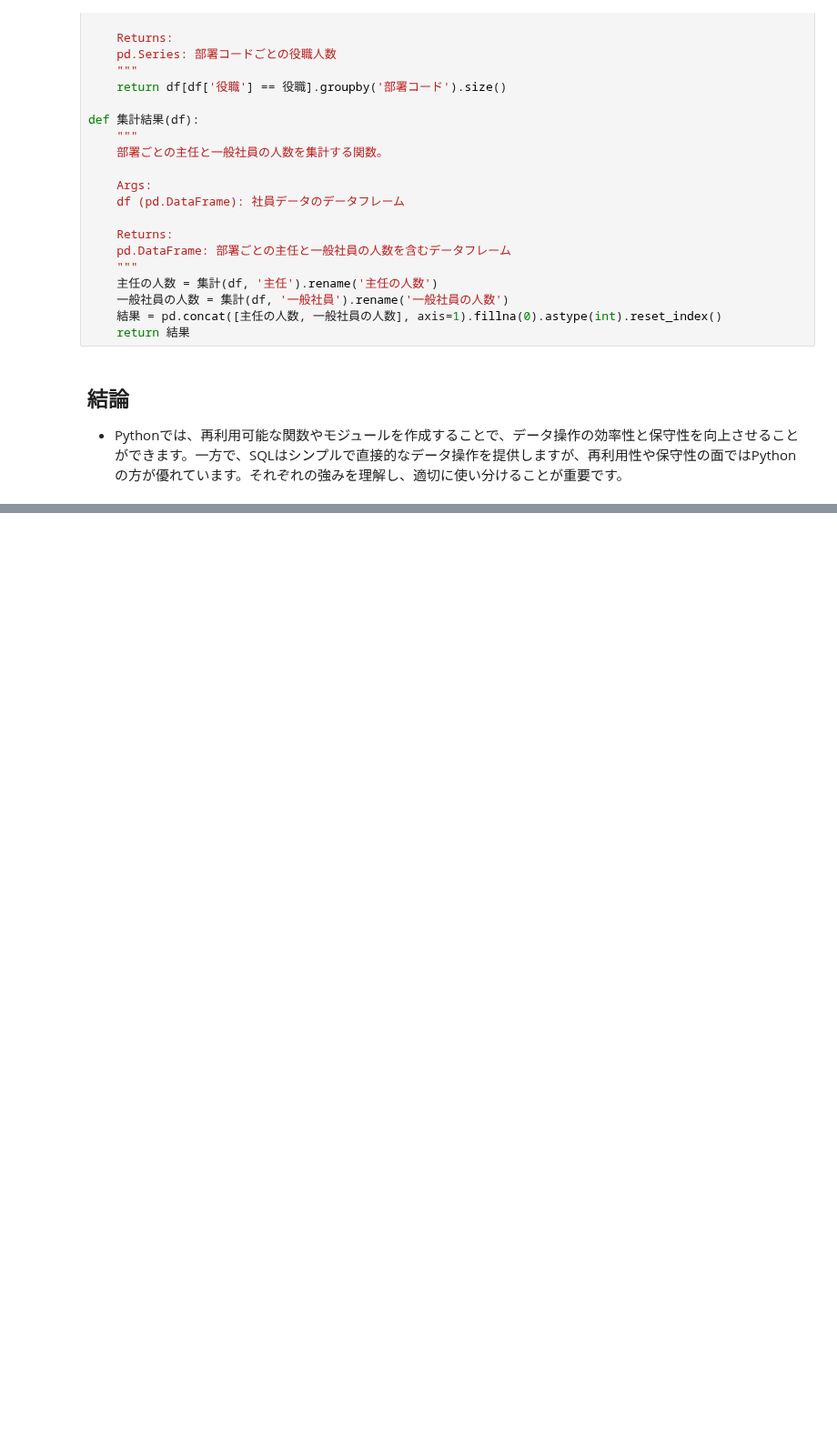
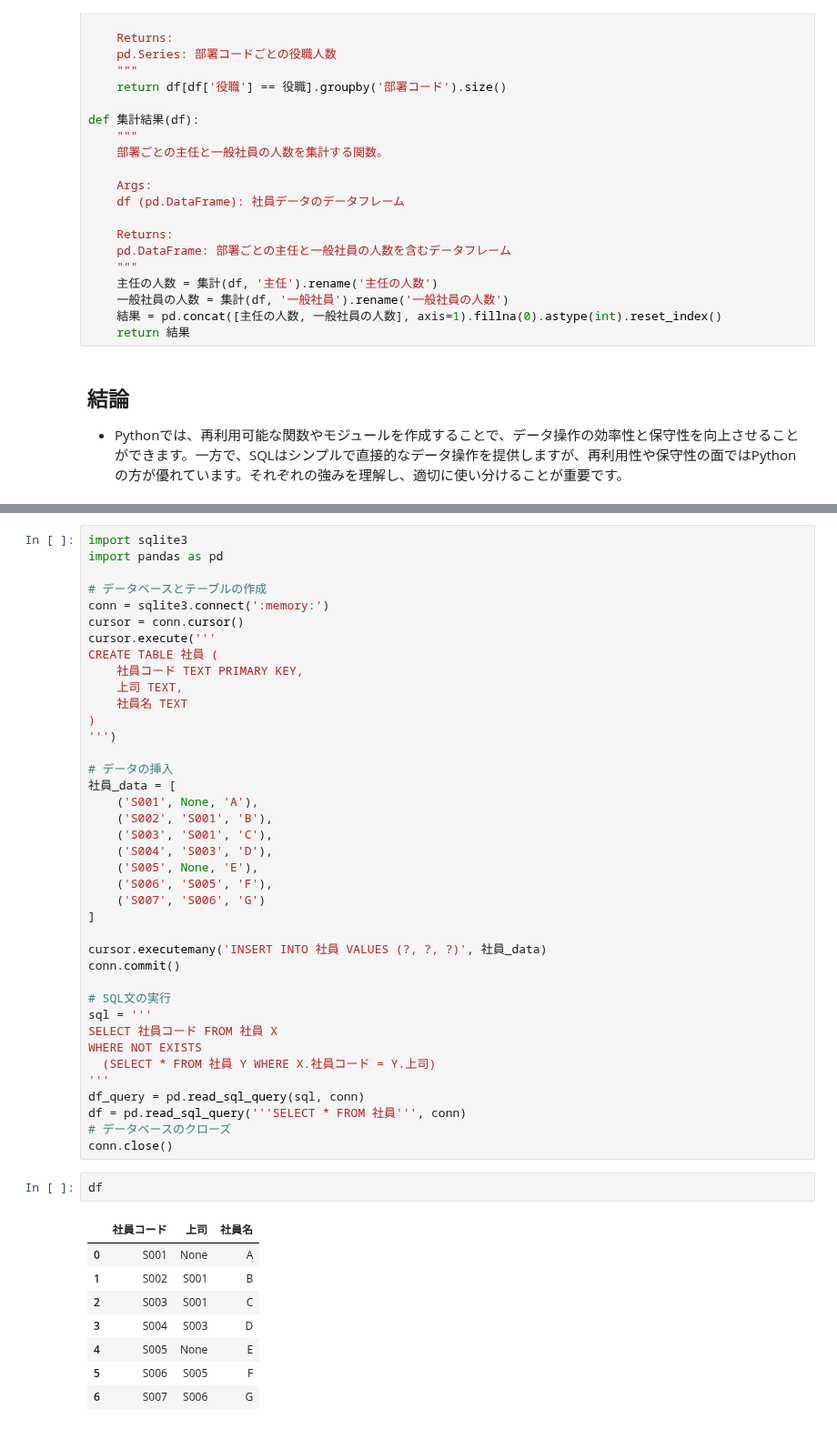
Before and after one commit to phonon-py/DatabaseSpecialistStudy, a Jupyter notebook: main.ipynb, the cells around one changed output, grey strips where cells are left out. Shown at 91% size. Cells and saved outputs as stored; diff of their text form; blank space fills up the shorter version.

```diff
--- a/main.ipynb
+++ b/main.ipynb
@@ -2856,0 +2935,50 @@ def 集計結果(df):
+# %%
+import sqlite3
+import pandas as pd
+
+# データベースとテーブルの作成
+conn = sqlite3.connect(':memory:')
+cursor = conn.cursor()
+cursor.execute('''
+CREATE TABLE 社員 (
+    社員コード TEXT PRIMARY KEY,
+    上司 TEXT,
+    社員名 TEXT
+)
+''')
+
+# データの挿入
+社員_data = [
+    ('S001', None, 'A'),
+    ('S002', 'S001', 'B'),
+    ('S003', 'S001', 'C'),
+    ('S004', 'S003', 'D'),
+    ('S005', None, 'E'),
+    ('S006', 'S005', 'F'),
+    ('S007', 'S006', 'G')
+]
+
+cursor.executemany('INSERT INTO 社員 VALUES (?, ?, ?)', 社員_data)
+conn.commit()
+
+# SQL文の実行
+sql = '''
+SELECT 社員コード FROM 社員 X
+WHERE NOT EXISTS
+  (SELECT * FROM 社員 Y WHERE X.社員コード = Y.上司)
+'''
+df_query = pd.read_sql_query(sql, conn)
+df = pd.read_sql_query('''SELECT * FROM 社員''', conn)
+# データベースのクローズ
+conn.close()
+# %%
+df
+# %% [output]
+|  | 社員コード | 上司 | 社員名 |
+| 0 | S001 | None | A |
+| 1 | S002 | S001 | B |
+| 2 | S003 | S001 | C |
+| 3 | S004 | S003 | D |
+| 4 | S005 | None | E |
+| 5 | S006 | S005 | F |
+| 6 | S007 | S006 | G |
```
Also changed, not shown: parts of 8 cells of this notebook.
